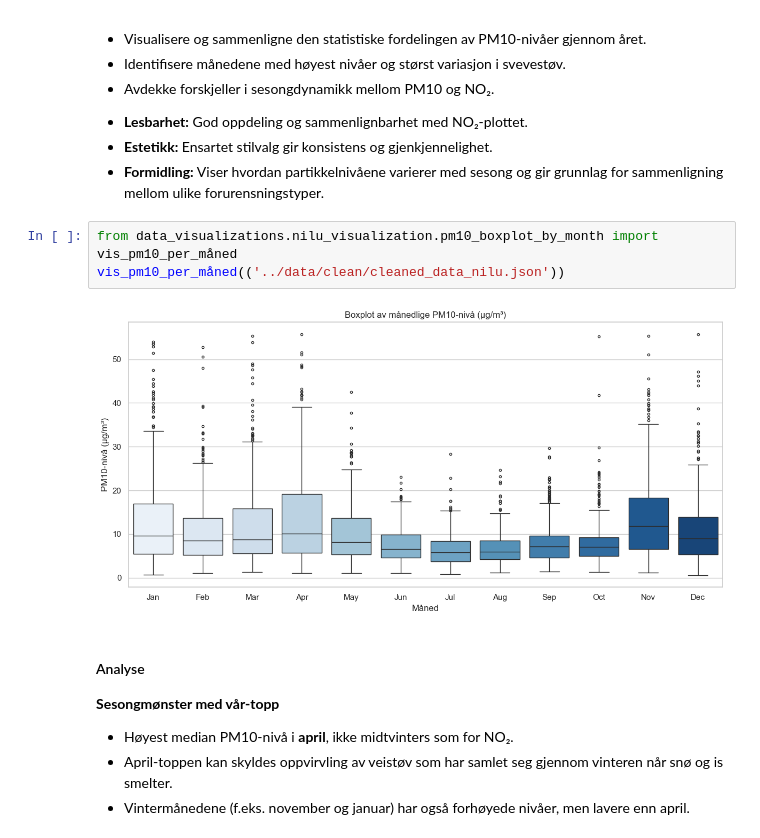
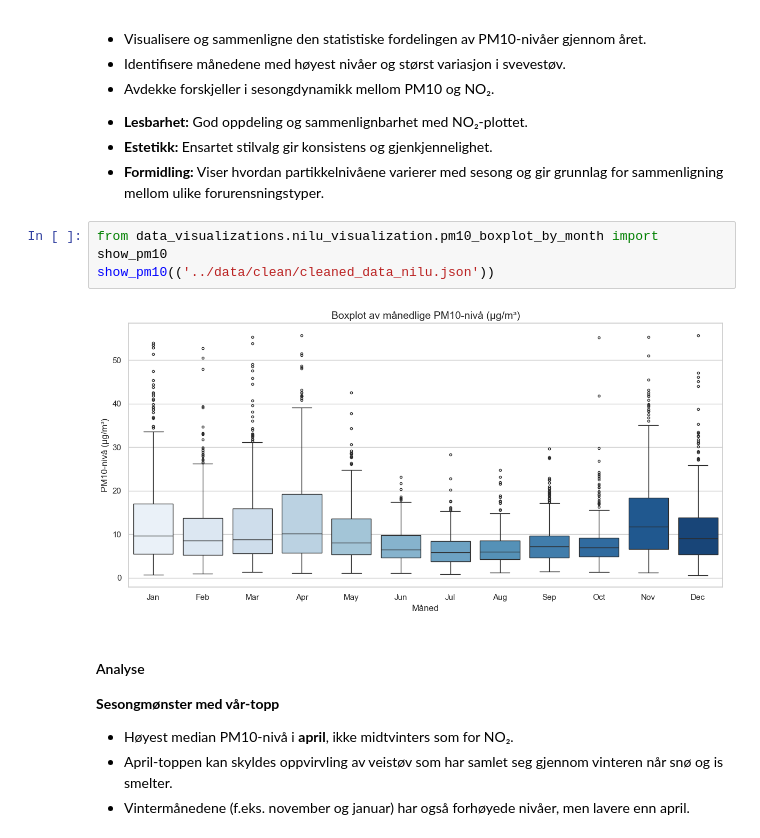
Before and after one commit to andsamfu/prosjekt_miljodataanalyse, a Jupyter notebook: notebooks/02_data_analysis_and_visualisation.ipynb, the cells around one changed output. Cells and saved outputs as stored; diff of their text form.

```diff
--- a/notebooks/02_data_analysis_and_visualisation.ipynb
+++ b/notebooks/02_data_analysis_and_visualisation.ipynb
@@ -464,10 +464,10 @@ Dette boxplottet viser den månedlige fordelingen av PM10-konsentrasjoner basert
 - **Estetikk:** Ensartet stilvalg gir konsistens og gjenkjennelighet.
 - **Formidling:** Viser hvordan partikkelnivåene varierer med sesong og gir grunnlag for sammenligning mellom ulike forurensningstyper.
 # %%
-from data_visualizations.nilu_visualization.pm10_boxplot_by_month import vis_pm10_per_måned
-vis_pm10_per_måned(('../data/clean/cleaned_data_nilu.json'))
+from data_visualizations.nilu_visualization.pm10_boxplot_by_month import show_pm10
+show_pm10(('../data/clean/cleaned_data_nilu.json'))
 # %% [output]
-[figure, old version]
+[figure, new version]
 # %% [markdown]
 #### Analyse
 
```
Also changed, not shown: parts of 11 cells of this notebook, 28 other files.
